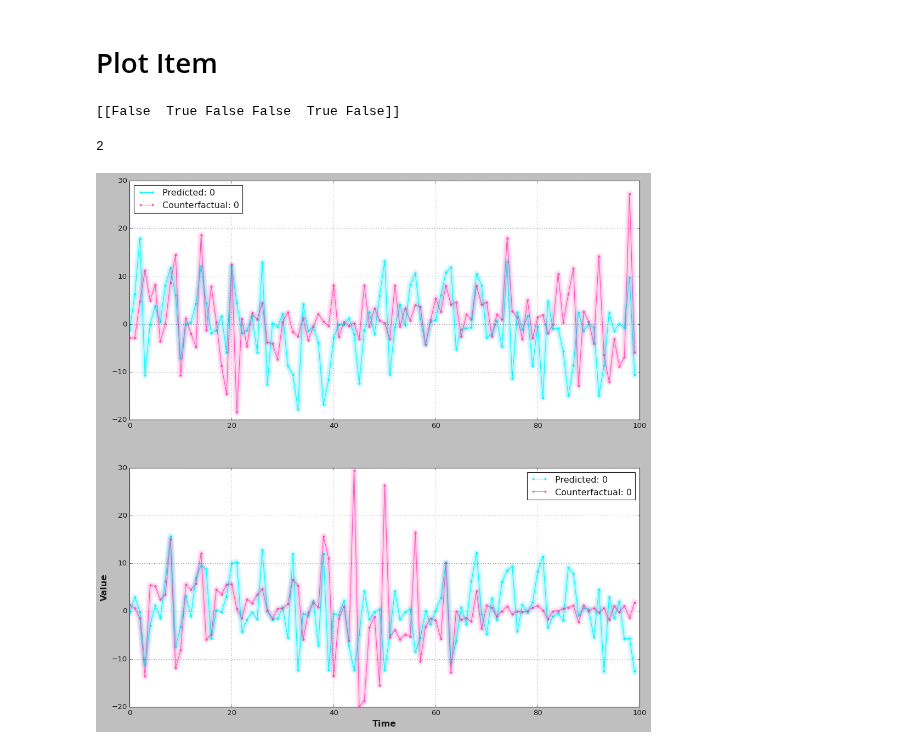
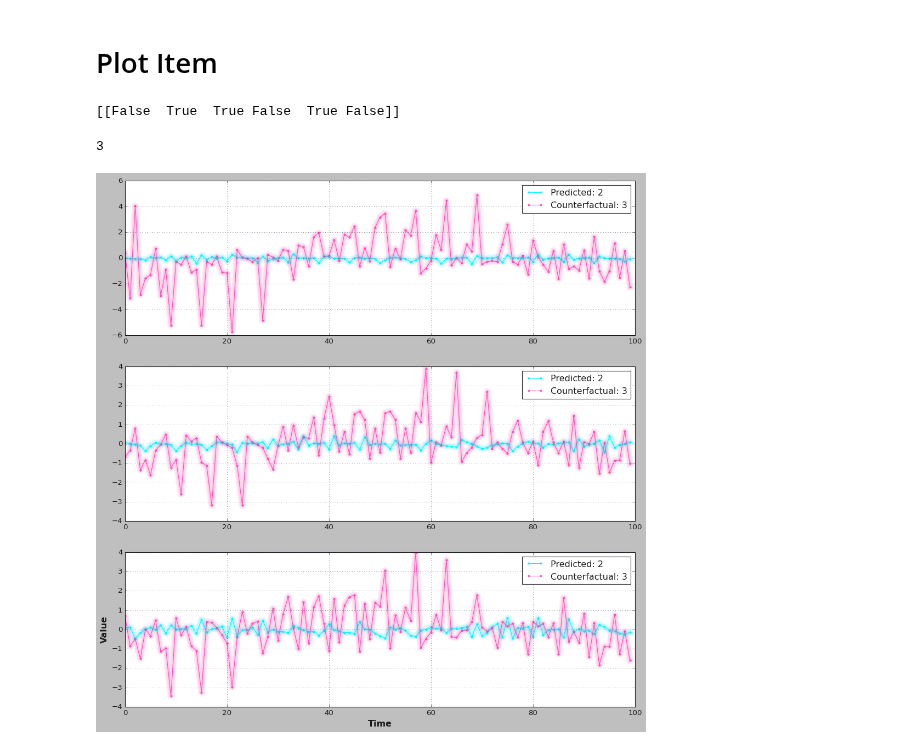
Before and after one commit to fzi-forschungszentrum-informatik/TSInterpret, a Jupyter notebook: docs/Notebooks/Ates_torch.ipynb, the cells around one changed output. Saved outputs shown, nothing was run; the diff lists cells and outputs as text; code cells hidden in the pictures.

Commit message:
[Ates] Clean Up Torch Notebook

```diff
--- a/docs/Notebooks/Ates_torch.ipynb
+++ b/docs/Notebooks/Ates_torch.ipynb
@@ -88,10 +74,10 @@ print(X_train.shape[-1])
 # %% [markdown]
 # Explanation Algo
 # %%
-item=test_x[10].reshape(1,test_x.shape[1],-1)
+item=test_x[1].reshape(1,test_x.shape[1],-1)
 shape=item.shape
 _item=  torch.from_numpy(item).float()
 model.eval()
-#y_target= model(_item).detach().numpy()
-y_target = torch.nn.functional.softmax(model(_item)).detach().numpy()
+y_pred = torch.nn.functional.softmax(model(_item)).detach().numpy()
+y_label= np.argmax(y_pred)
 # %%
@@ -159,0 +93,2 @@ exp
+# %%
+exp = exp_model.explain(item)
@@ -183,34 +105,21 @@ print(array)
 # %% [markdown]
 # Plot Item
-# %%
-plt.style.use("classic")
-colors = [
-            '#08F7FE',  # teal/cyan
-            '#FE53BB',  # pink
-            '#F5D300',  # yellow
-            '#00ff41',  # matrix green
-        ]
-
-#Figure out number changed channels
-##index= np.argwhere(np.any(item!=array,axis=1))
-#index
-res = (item != array).any(-1)
-ind=np.where(res[0])
-
-print(res)
-#print(ind[0][0])
-# %% [output]
-[[False  True False False  True False]]
+# %%
+res = (item != array).any(-1)
+ind=np.where(res[0])
+print(res)
+# %% [output]
+[[False  True  True False  True False]]
 # %%
 len(ind[0])
 # %% [output]
-2
+3
 # %%
 i=0
-org_label=0
+org_label=y_label
 cf_label=label[0]
 exp=array
 
 exp_model.plot_in_one(item,org_label,exp,cf_label)
 # %% [output]
-[figure, old version]
+[figure, new version]
```
Also changed, not shown: parts of 10 cells of this notebook, 2 other files.
